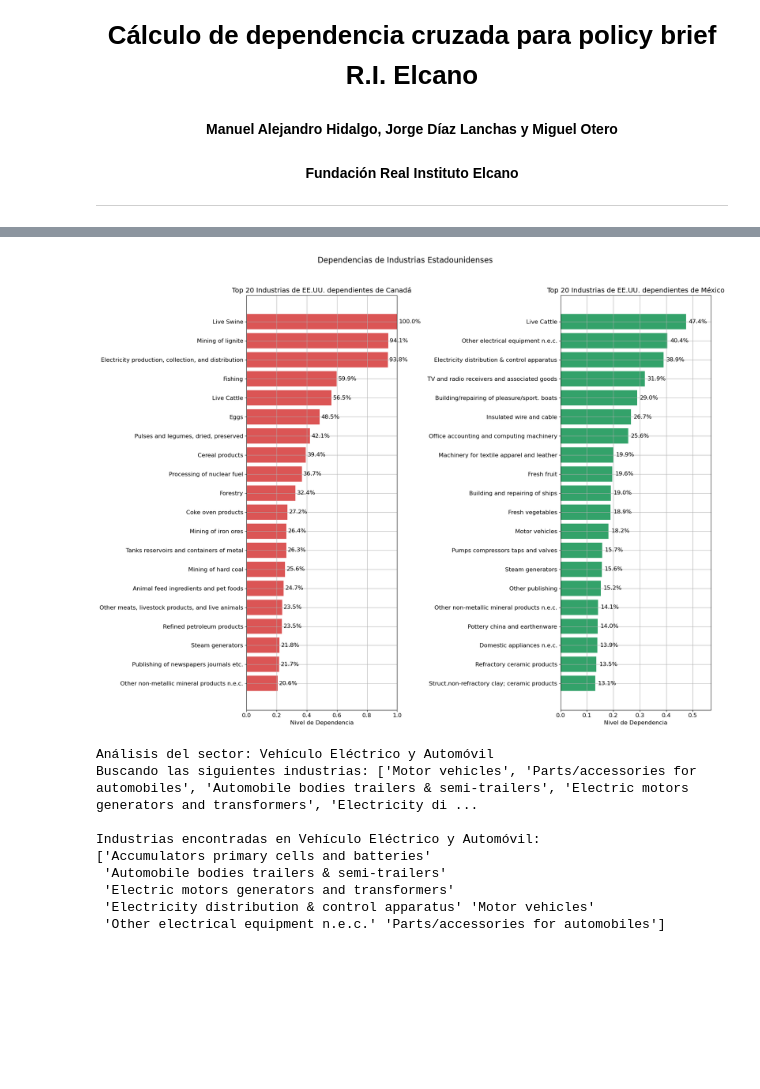
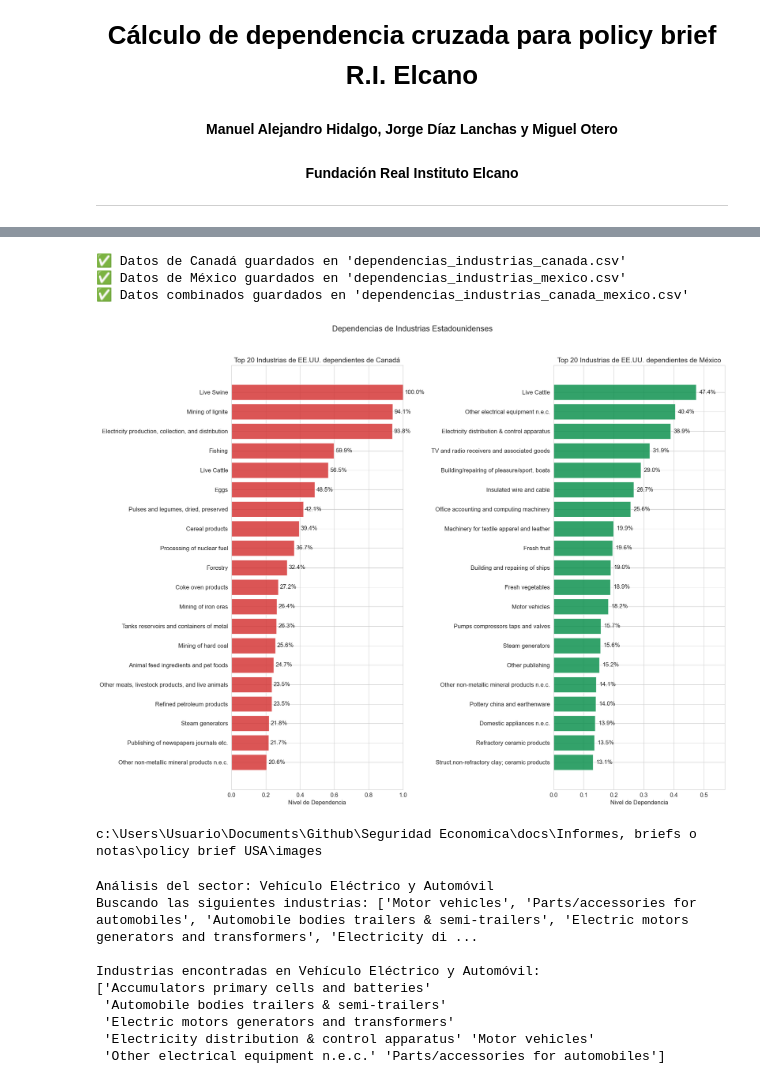
Before and after one commit to mhidper/Seguridad-Economica, a Jupyter notebook: src/notebooks/visualization/figuras_new.ipynb, the cells around one changed output, grey strips where cells are left out. Cells and saved outputs as stored; diff of their text form; code cells hidden in the pictures; blank space fills up the shorter version.

```diff
--- a/src/notebooks/visualization/figuras_new.ipynb
+++ b/src/notebooks/visualization/figuras_new.ipynb
@@ -562,6 +654,14 @@ fig, (ax1, ax2) = plt.subplots(1, 2, figsize=(18, 14))  # 1 fila, 2 columnas con
 try:
     canada_deps = get_top_industries_dependent_on('CAN')
 
+    # Guardar CSV de Canadá
+    if not canada_deps.empty:
+        canada_export = canada_deps.copy()
+        canada_export['supplier_country'] = 'CAN'
+        canada_export['supplier_name'] = 'Canadá'
+        canada_export.to_csv(image_dir / 'figura4Can.csv', index=False, encoding='utf-8-sig', sep=";")
+        print("✅ Datos de Canadá guardados en 'dependencias_industrias_canada.csv'")
+
     if not canada_deps.empty:
         # Ordenar ascendente para visualización
         canada_deps = canada_deps.sort_values('dependency_value')
@@ -601,6 +701,20 @@ except Exception as e:
 # 2. Top 10 industrias de EE.UU. dependientes de México
 try:
     mexico_deps = get_top_industries_dependent_on('MEX')
+
+    # Guardar CSV de México
+    if not mexico_deps.empty:
+        mexico_export = mexico_deps.copy()
+        mexico_export['supplier_country'] = 'MEX'
+        mexico_export['supplier_name'] = 'México'
+        mexico_export.to_csv(image_dir / 'figura4Mex.csv', index=False, encoding='utf-8-sig', sep=";")
+        print("✅ Datos de México guardados en 'dependencias_industrias_mexico.csv'")
+
+        # Crear archivo combinado si ambos países tienen datos
+        if 'canada_export' in locals():
+            combined_export = pd.concat([canada_export, mexico_export], ignore_index=True)
+            combined_export.to_csv(image_dir / 'dependencias_industrias_canada_mexico.csv', index=False, encoding='utf-8-sig', sep=";")
+            print("✅ Datos combinados guardados en 'dependencias_industrias_canada_mexico.csv'")
 
     if not mexico_deps.empty:
         # Ordenar ascendente para visualización
@@ -624,34 +738,39 @@ try:
                 va='center'
             )
 
         # Configurar título y etiquetas
         ax2.set_title(
             f'Top 20 Industrias de EE.UU. dependientes de {country_names["MEX"]}',
             fontsize=14
         )
         ax2.set_xlabel('Nivel de Dependencia')
         ax2.set_xlim(0, min(1, mexico_deps['dependency_value'].max() * 1.2))
     else:
         ax2.text(0.5, 0.5, 'No hay datos disponibles para México',
                 ha='center', va='center', fontsize=14)
 except Exception as e:
     print(f"Error al procesar datos de México: {str(e)}")
     ax2.text(0.5, 0.5, f'Error: {str(e)}', ha='center', va='center')
 
 # Añadir un título general
 fig.suptitle('Dependencias de Industrias Estadounidenses', fontsize=16, y=0.98)
 
 # Ajustar el diseño
 plt.tight_layout()
 plt.subplots_adjust(top=0.90)  # Ajustar para dejar espacio al título general
 
 # Mostrar la figura
 plt.show()
 
 # También se puede guardar la figura
 fig.savefig(image_dir / 'usa_dependencias_can_mex.png', dpi=300, bbox_inches='tight')
+print(image_dir)
 # %% [output]
+✅ Datos de Canadá guardados en 'dependencias_industrias_canada.csv'
+✅ Datos de México guardados en 'dependencias_industrias_mexico.csv'
+✅ Datos combinados guardados en 'dependencias_industrias_canada_mexico.csv'
-[figure, old version]
+[figure, new version]
+c:\Users\Usuario\Documents\Github\Seguridad Economica\docs\Informes, briefs o notas\policy brief USA\images
 # %%
 # Configuración de estilo
 plt.rcParams['figure.figsize'] = [12, 8]
```
Also changed, not shown: parts of 7 cells of this notebook, 46 other files.
